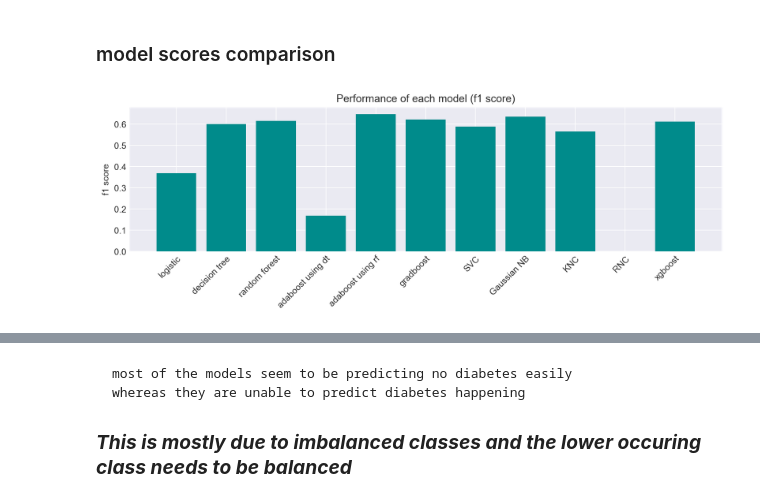
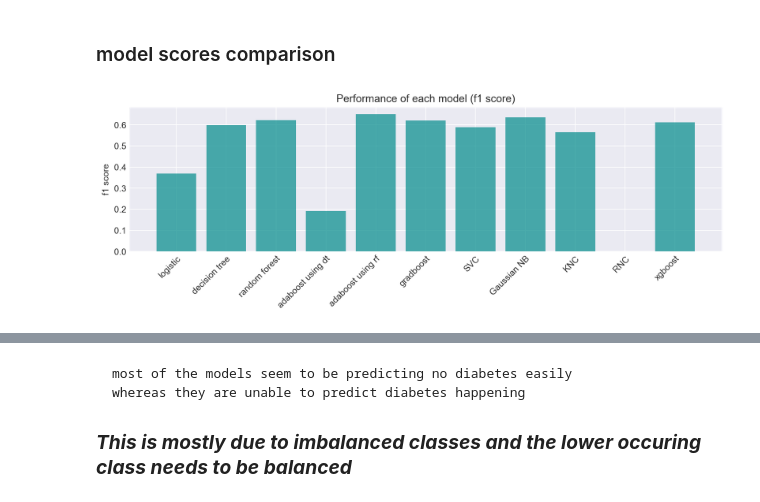
Before and after one commit to afzalmp40/ML-Basic, a Jupyter notebook: Supervised/pima diabetes using pipelines/PIMA diabetes using pipelines.ipynb, the cells around one changed output, grey strips where cells are left out. Saved outputs shown, nothing was run; the diff lists cells and outputs as text; code cells hidden in the pictures.

```diff
--- a/Supervised/pima diabetes using pipelines/PIMA diabetes using pipelines.ipynb
+++ b/Supervised/pima diabetes using pipelines/PIMA diabetes using pipelines.ipynb
@@ -720,11 +722,11 @@ df_f1
 # %% [markdown]
 ### model scores comparison
-# %%
-plt.figure(figsize=(12,3), dpi=180)
-plt.bar( df_f1.index, df_f1.f1_score, color='darkcyan', )
-plt.ylabel('f1 score')
-plt.title('Performance of each model (f1 score)')
-plt.xticks(rotation=45, rotation_mode="anchor", ha="right")
-plt.show()
-# %% [output]
-[figure, removed]
+# %%
+plt.figure(figsize=(12,3), dpi=180)
+plt.bar( df_metrics.index, df_metrics.f1_score, color='darkcyan', alpha=0.7)
+plt.ylabel('f1 score')
+plt.title('Performance of each model (f1 score)')
+plt.xticks(rotation=45, rotation_mode="anchor", ha="right")
+plt.show()
+# %% [output]
+[figure, added]
```
Also changed, not shown: parts of 7 cells of this notebook.
